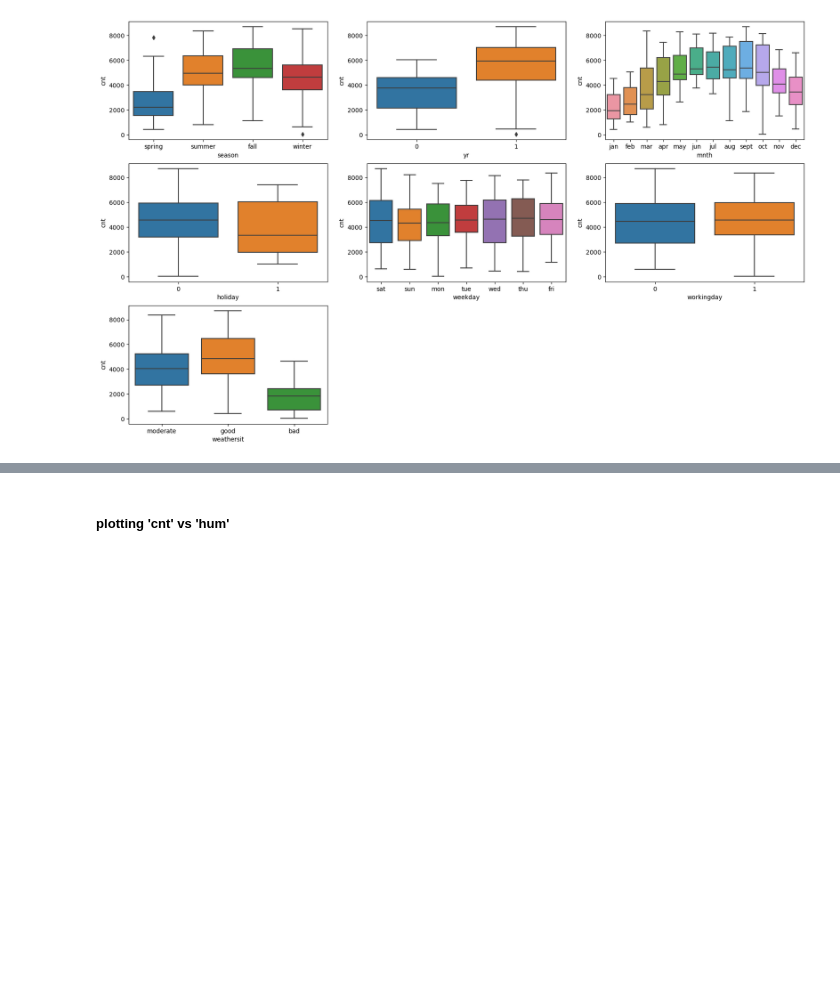
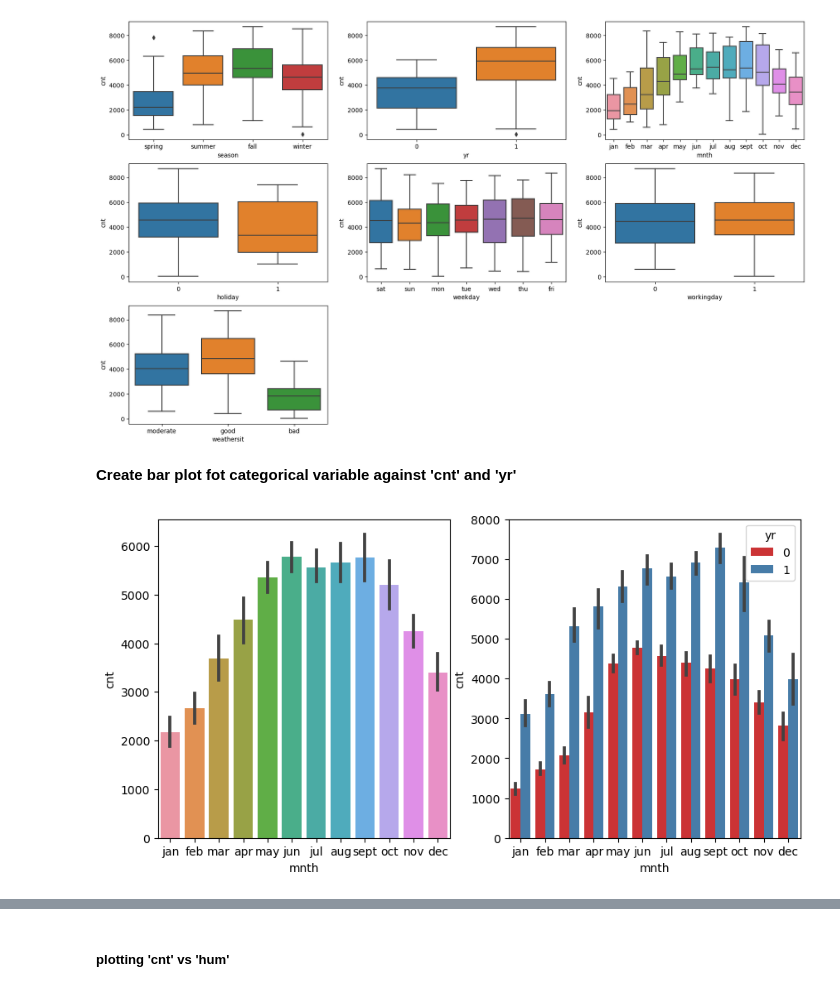
Before and after one commit to SanjayaKumarSahoo/bike-sharing-case-study, a Jupyter notebook: bike-sharing-(Sanjaya-Kumar-Sahoo).ipynb, the cells around one changed output, grey strips where cells are left out. Cells and saved outputs as stored; diff of their text form; code cells hidden in the pictures; blank space fills up the shorter version.

```diff
--- a/bike-sharing-(Sanjaya-Kumar-Sahoo).ipynb
+++ b/bike-sharing-(Sanjaya-Kumar-Sahoo).ipynb
@@ -395,3 +395,18 @@ sns.boxplot(x = 'weathersit', y = 'cnt', data = bike_sharing)
 plt.show()
 # %% [output]
 [figure]
+# %% [markdown]
+<b>Create bar plot fot categorical variable against 'cnt' and 'yr'
+# %%
+def create_bar_plot(column_name):
+    plt.figure(figsize = (10,5))
+    plt.subplot(1,2,1)
+    sns.barplot(x = column_name, y = 'cnt',data=bike_sharing)
+    plt.subplot(1,2,2)
+    sns.barplot(x = column_name, y = 'cnt',data=bike_sharing, hue='yr',palette='Set1')
+    plt.show()
+# %%
+# bar plot cnt vs mnth and across yr 2018, 2019
+create_bar_plot('mnth')
+# %% [output]
+[figure, added]
```
Also changed, not shown: parts of 47 cells of this notebook, 2 other files.
